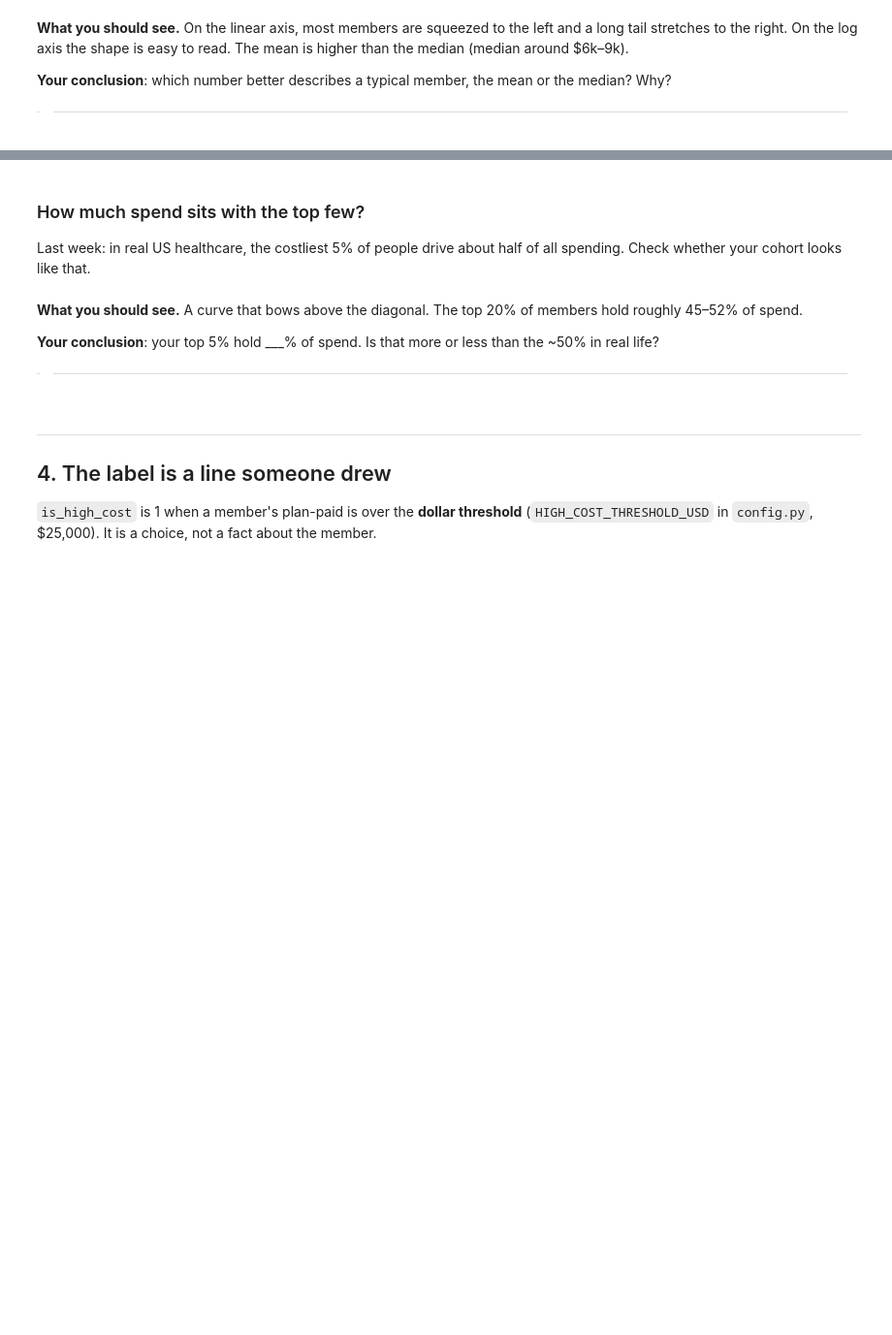
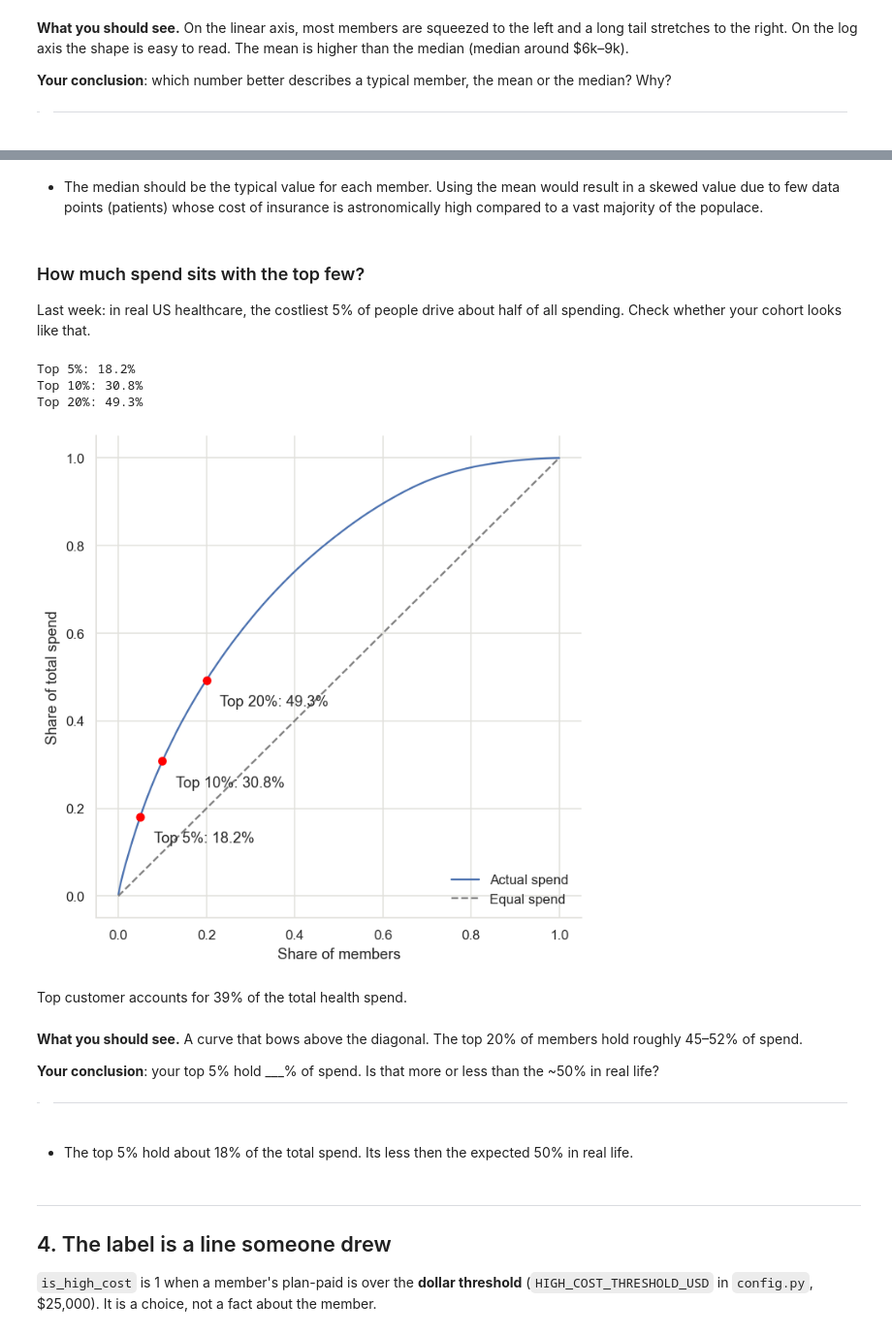
Before and after one commit to GeofreyMacharia/claims-cost-predictor, a Jupyter notebook: notebooks/week-02-eda.ipynb, the cells around one changed output, grey strips where cells are left out. Shown at 97% size. Saved outputs shown, nothing was run; the diff lists cells and outputs as text; code cells hidden in the pictures; blank space fills up the shorter version.

```diff
--- a/notebooks/week-02-eda.ipynb
+++ b/notebooks/week-02-eda.ipynb
@@ -266,3 +333,5 @@ to read. The mean is higher than the median (median around $6k–9k).
+# %% [markdown]
+- The median should be the typical value for each member. Using the mean would result in a skewed value due to few data points (patients) whose cost of insurance is astronomically high compared to a vast majority of the populace.
 # %% [markdown]
 ### How much spend sits with the top few?
 
@@ -289,6 +358,42 @@ of all spending. Check whether your cohort looks like that.
 # ---------------------------------------------------------------------------
 
 # your code here
+# %%
+# Sort members by spend
+df_sorted = df_merge.sort_values(by='paid_dollars', ascending=False)
+# running share (cumulative total / grand total)
+Running_share = df_sorted['paid_dollars'].cumsum() / df_sorted['paid_dollars'].sum()
+# Share of members counted so far
+member_share = np.arange(1, len(df_sorted) + 1) / len(df_sorted)
+
+# plotting a concentration curve
+fig, ax = plt.subplots(figsize=(7, 7))
+
+# Main curve and the dashed "everyone costs the same" diagonal
+ax.plot(member_share, Running_share.values, color='#4C72B0', label='Actual spend')
+ax.plot([0, 1], [0, 1], linestyle='--', color='gray', label='Equal spend')
+
+# Marks and labels the top 5%, 10% and 20% points on the curve
+for pct in [0.05, 0.10, 0.20]:
+    k = int(len(df_sorted) * pct)
+    share = Running_share.iloc[k - 1]
+    ax.scatter(pct, share, color='red', zorder=5)
+    ax.annotate(f'Top {int(pct*100)}%: {share:.1%}',
+                xy=(pct, share), xytext=(pct + 0.03, share - 0.06))
+    print(f"Top {int(pct*100)}%: {share:.1%}")
+
+# display results
+ax.set_xlabel('Share of members')
+ax.set_ylabel('Share of total spend')
+ax.legend(loc='lower right')
+plt.show()
+# %% [output]
+Top 5%: 18.2%
+Top 10%: 30.8%
+Top 20%: 49.3%
+[figure, added]
+# %% [markdown]
+Top customer accounts for 39% of the total health spend.
 # %% [markdown]
 **What you should see.** A curve that bows above the diagonal. The top 20% of
 members hold roughly 45–52% of spend.
@@ -296,6 +401,8 @@ members hold roughly 45–52% of spend.
 **Your conclusion**: your top 5% hold ___% of spend. Is that more or less than the ~50% in real life?
 
 > ______
+# %% [markdown]
+- The top 5% hold about 18% of the total spend. Its less then the expected 50% in real life.
 # %% [markdown]
 ---
 
```
Also changed, not shown: parts of 26 cells of this notebook.
